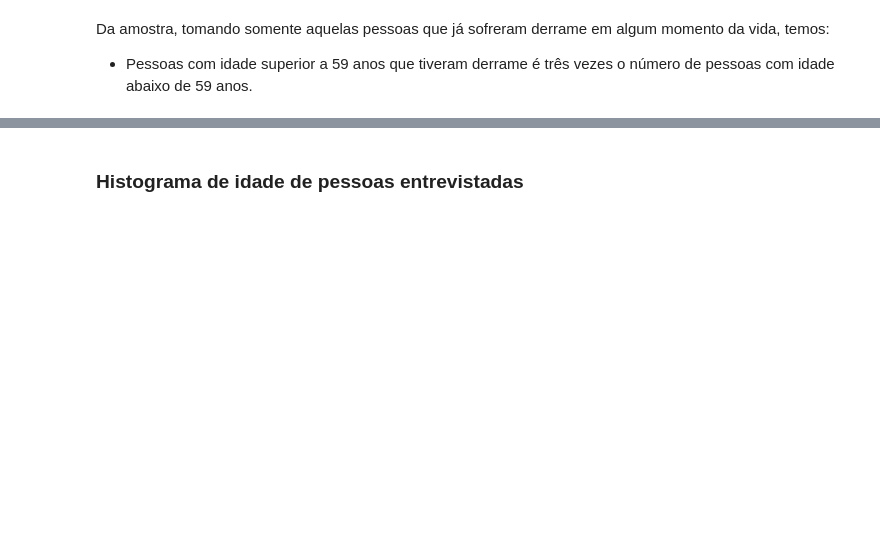
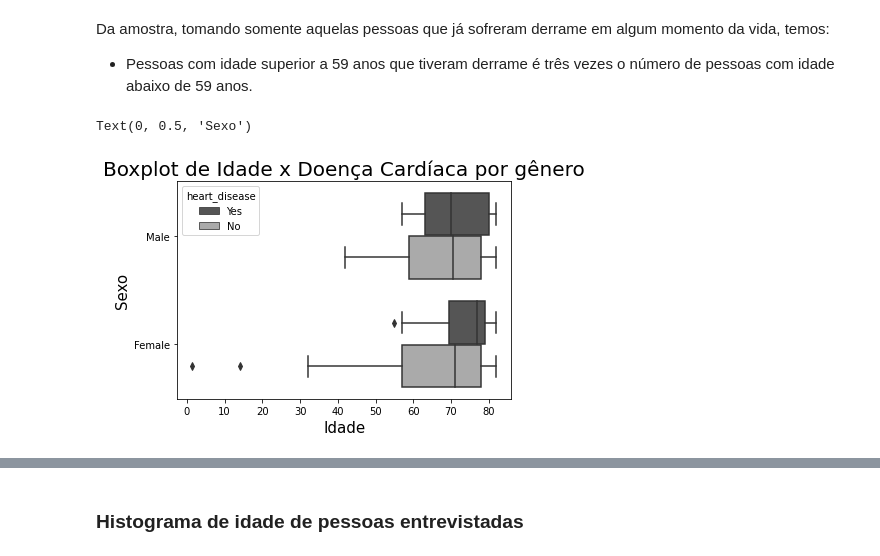
Before and after one commit to FelipeGBarreto/Projects, a Jupyter notebook: Stroker_Analysis.ipynb, the cells around one changed output, grey strips where cells are left out. Drawn from its saved outputs; the diff is of its cells as text; code cells hidden in the pictures; blank space fills up the shorter version.

```diff
--- a/Stroker_Analysis.ipynb
+++ b/Stroker_Analysis.ipynb
@@ -260,6 +281,10 @@ NameError: ignored
 Da amostra, tomando somente aquelas pessoas que já sofreram derrame em algum momento da vida, temos:
 - Pessoas com idade superior a 59 anos que tiveram derrame é três vezes o número de pessoas com idade abaixo de 59 anos.
 # %%
-ax = sns.boxplot(x='age', y='heart_disease',data=df_stroke, orient='h', hue='gender')
-ax.set_title("Boxplot de Idade x Doença Cardíaca por gênero")
-ax.set_xlabel("Idade");
+ax = sns.boxplot(x='age', y='gender',data=df[df.stroke=="Yes"], orient='h', hue='heart_disease', palette='gray')
+ax.set_title("Boxplot de Idade x Doença Cardíaca por gênero", fontsize=20)
+ax.set_xlabel("Idade", fontsize=15)
+ax.set_ylabel("Sexo", fontsize=15)
+# %% [output]
+Text(0, 0.5, 'Sexo')
+[figure, added]
```
Also changed, not shown: parts of 18 cells of this notebook.
